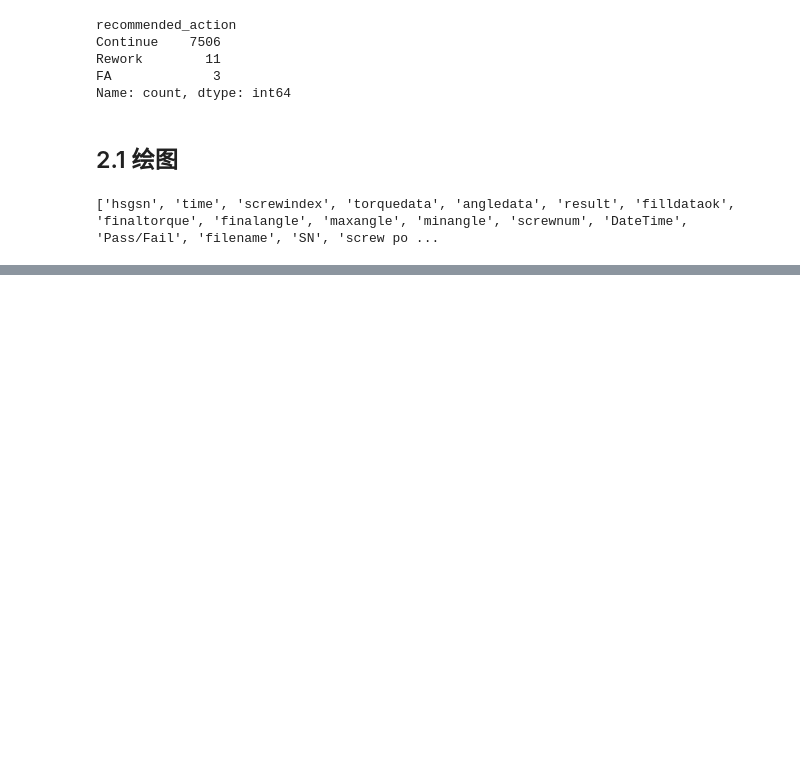
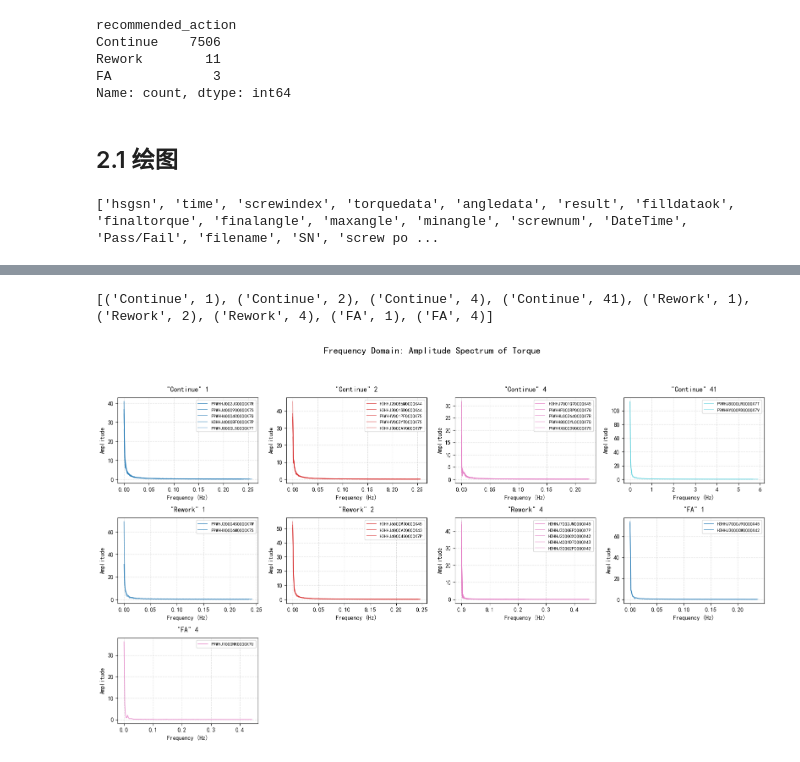
Before and after one commit to Xiaomut/apple, a Jupyter notebook: notebooks/ini.ipynb, the cells around one changed output, grey strips where cells are left out. Cells and saved outputs as stored; diff of their text form; code cells hidden in the pictures; blank space fills up the shorter version.

```diff
--- a/notebooks/ini.ipynb
+++ b/notebooks/ini.ipynb
@@ -199,0 +203,79 @@ plot_comparison(valid_groups, grouped, screw_order, random_state=2)
+# %%
+from scipy.fft import fft, fftfreq
+
+def plot_comparison_freq(valid_groups, grouped, screw_order, random_state=2):
+    n_groups = len(valid_groups)
+    n_rows = (n_groups + 3) // 4  # 每行最多4个，向上取整
+    n_cols = min(n_groups, 4)
+
+    # 创建画布（总尺寸根据子图数量调整）
+    total_fig_size = (n_cols * 4, n_rows * 3)
+    fig, axes = plt.subplots(n_rows, n_cols, figsize=total_fig_size, constrained_layout=True)
+    axes = axes.ravel()  # 展平为一维数组方便循环
+
+    screw_colors = plt.cm.get_cmap('tab10', 4)  # 使用tab10色卡（支持10种索引）
+    screw_color_map = {s_idx: screw_colors(i) for i, s_idx in enumerate(screw_order)}
+
+    for plot_idx, (action, s_idx) in enumerate(valid_groups):
+        ax = axes[plot_idx]
+
+        # 子图标题（包含推荐动作和螺丝索引）
+        ax.set_title(f'"{action}" {s_idx}', fontsize=12, pad=10)
+        ax.set_xlabel('Frequency (Hz)', fontsize=10)
+        ax.set_ylabel('Amplitude', fontsize=10)
+
+        # 获取当前组的原始数据
+        group = grouped.get_group((action, s_idx))
+        sampled_group = group.sample(n=min(5, len(group)), random_state=random_state) if len(group) > 0 else pd.DataFrame()
+
+        # 绘制每个采样样本的频域曲线
+        for sample_idx, (row_idx, row) in enumerate(sampled_group.iterrows()):
+            angle_data = row['angledata']
+            torque_data = row['torquedata']
+
+            # 过滤掉负值（如果您有此需求）
+            filtered_angle, filtered_torque = filter_negative_values(angle_data, torque_data, min_value=0)
+
+            # 只取扭矩信号做频谱分析
+            signal = filtered_torque
+
+            # 执行FFT
+            n = len(signal)
+            if n == 0:
+                continue  # 跳过空信号
+
+            yf = fft(signal)
+            xf = fftfreq(n, d=np.mean(np.diff(filtered_angle)))  # 假设angledata是时间或者位置的等间隔采样，用其差值作为采样间隔估计
+
+            # 取正频率部分，并排序
+            positive_freq_mask = xf >= 0
+            xf_pos = xf[positive_freq_mask]
+            yf_pos = np.abs(yf[positive_freq_mask])  # 取幅值（您也可以用 np.square(yf[positive_freq_mask]) 表示功率）
+
+            # 可选：限制显示的频率范围，比如只显示前若干Hz，或对高频做截断
+            max_freq_to_show = 50  # 您可以根据实际情况调整，比如 10, 50, 100 Hz
+            freq_mask = xf_pos <= max_freq_to_show
+            xf_display = xf_pos[freq_mask]
+            yf_display = yf_pos[freq_mask]
+
+            # 绘制频域幅值谱
+            color = screw_color_map[s_idx]
+            alpha = 0.8 - (sample_idx * 0.1)
+            ax.plot(xf_display, yf_display, alpha=alpha, linewidth=1.2, marker='', linestyle='-',
+                    color=color, label=f"{row.get('hsgsn', f'Sample {sample_idx}')}")
+
+        # 添加图例（仅显示当前子图的样本）
+        ax.legend(loc='best', fontsize=8)
+        ax.grid(True, linestyle='--', alpha=0.4)
+
+    # 隐藏多余的子图
+    for idx in range(len(valid_groups), len(axes)):
+        axes[idx].axis('off')
+
+    # 添加总标题
+    fig.suptitle('Frequency Domain: Amplitude Spectrum of Torque', fontsize=16, y=1.05)
+    plt.tight_layout()
+    plt.show()
+# %% [output]
+[('Continue', 1), ('Continue', 2), ('Continue', 4), ('Continue', 41), ('Rework', 1), ('Rework', 2), ('Rework', 4), ('FA', 1), ('FA', 4)]
+[figure, added]
```
Also changed, not shown: parts of 33 cells of this notebook, 1 other file.
